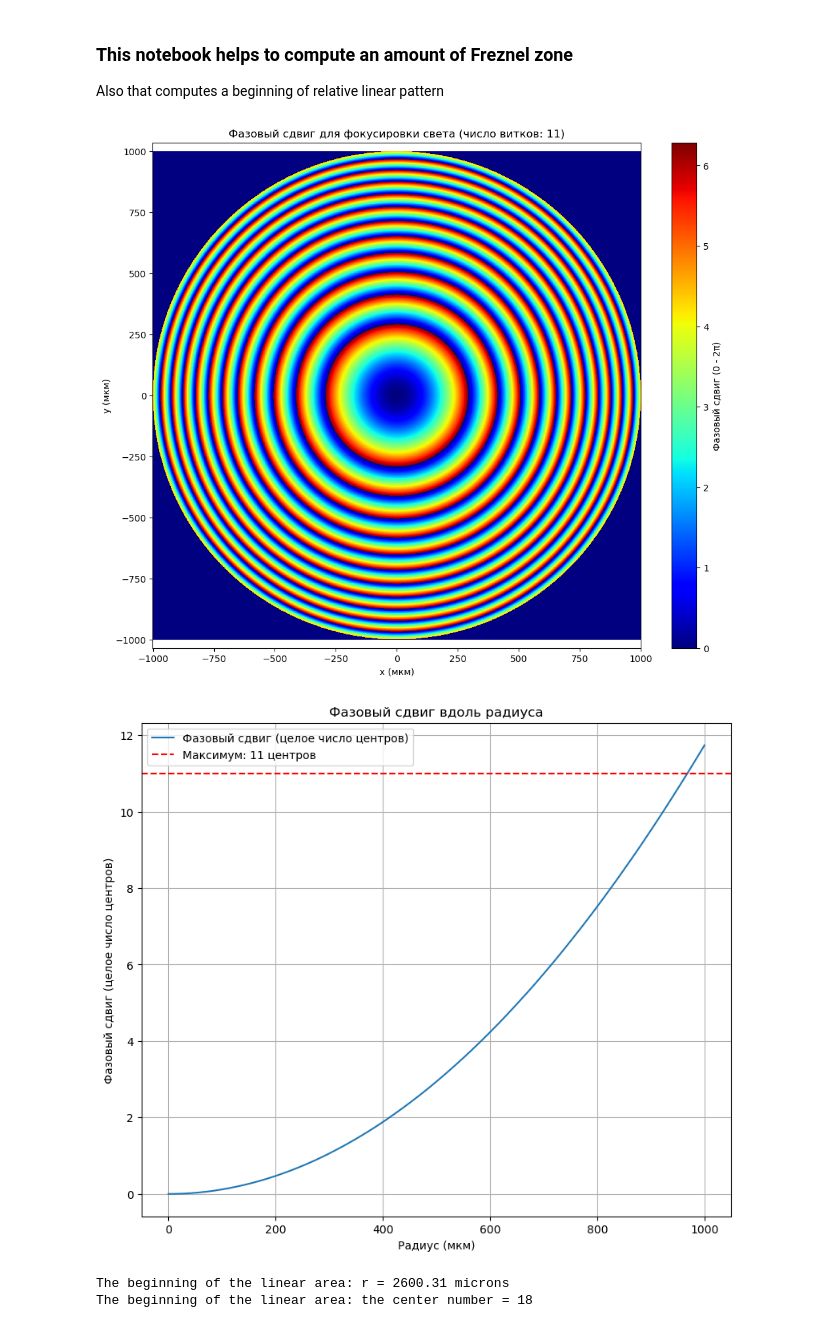
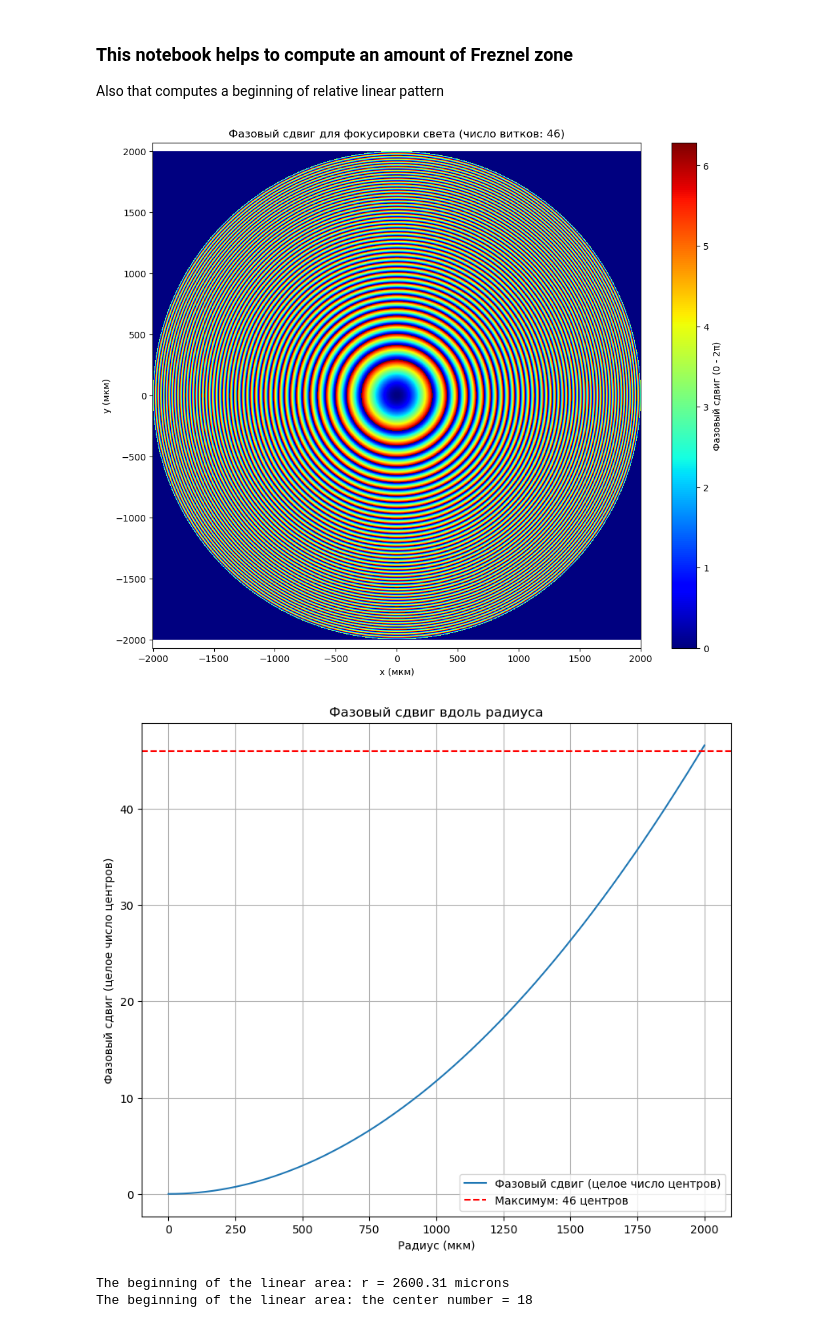
Before and after one commit to MasSciencer/meta-neural-sci, a Jupyter notebook: utilites/PHASE_calculation.ipynb, the cells around one changed output. Drawn from its saved outputs; the diff is of its cells as text; code cells hidden in the pictures.

```diff
--- a/utilites/PHASE_calculation.ipynb
+++ b/utilites/PHASE_calculation.ipynb
@@ -8,7 +8,7 @@ import matplotlib.pyplot as plt
 # Параметры задачи
 wavelength = 4.25e-6  # длина волны, м
 focal_length = 10 * 1e-3  # фокусное расстояние, м
-aperture_diameter = 2 * 1e-3  # диаметр апертуры, м
+aperture_diameter = 4 * 1e-3  # диаметр апертуры, м
 
 # Генерация координат на плоскости
 num_points = 1920  # количество точек для расчётов
@@ -30,35 +30,35 @@ phase_shift *= aperture_mask
 # Подсчёт числа полных фазовых сдвигов вдоль радиуса
 r_line = np.linspace(0, aperture_diameter / 2, num_points)
 phase_along_radius = (2 * np.pi / wavelength) * (np.sqrt(r_line**2 + focal_length**2) - focal_length)
 phase_cycles = np.floor(phase_along_radius / (2 * np.pi))
 max_phase_cycles = int(phase_cycles[-1])
 
 # Найдем максимальную производную dy/dx
 derivative_max = np.max
 
 # Построение графика фазового сдвига
 plt.figure(figsize=(12, 10))
 plt.pcolormesh(x * 1e6, y * 1e6, phase_shift, shading='auto', cmap='jet')
 plt.colorbar(label='Фазовый сдвиг (0 - 2π)')
 plt.title(f'Фазовый сдвиг для фокусировки света (число витков: {max_phase_cycles})')
 plt.xlabel('x (мкм)')
 plt.ylabel('y (мкм)')
 plt.axis('equal')
 plt.show()
 
 # Построение графика фазового сдвига вдоль радиуса
 plt.figure(figsize=(9.5, 8))
 plt.plot(r_line * 1e6, phase_along_radius / (2 * np.pi), label='Фазовый сдвиг (целое число центров)')
 plt.axhline(y=max_phase_cycles, color='r', linestyle='--', label=f'Максимум: {max_phase_cycles} центров')
 plt.title('Фазовый сдвиг вдоль радиуса')
 plt.xlabel('Радиус (мкм)')
 plt.ylabel('Фазовый сдвиг (целое число центров)')
 plt.legend()
 plt.grid()
 plt.show()
 # %% [output]
-[figure, old version]
+[figure, new version]
-[figure, old version]
+[figure, new version]
 # %%
 import numpy as np
 import matplotlib.pyplot as plt
```
Also changed, not shown: 7 other files.
